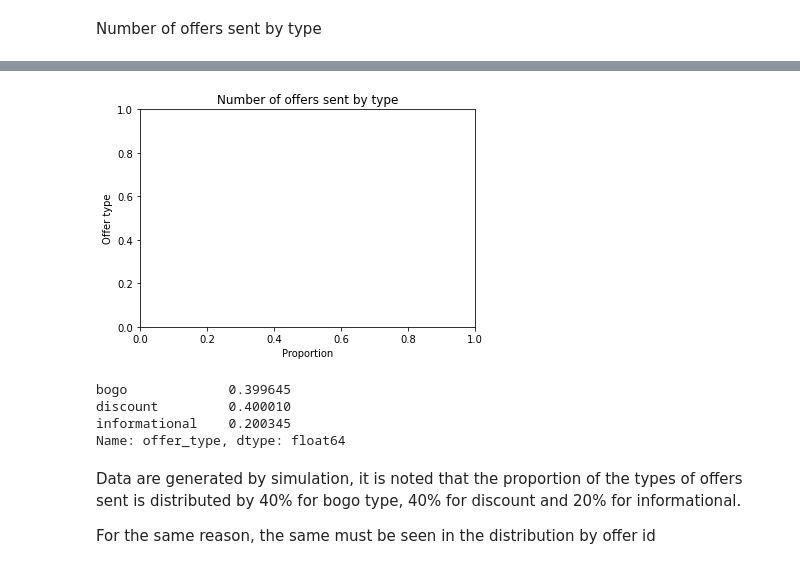
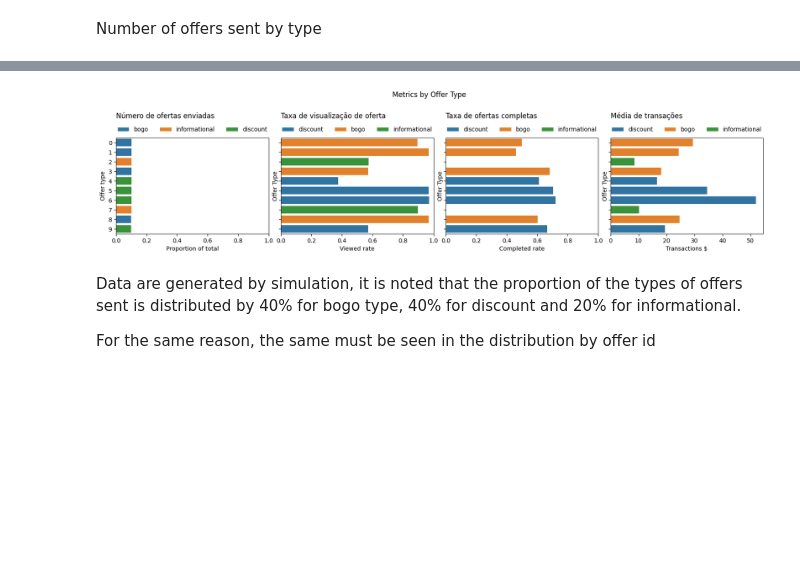
Before and after one commit to IsmaelMiranda11/capstone_project_offer_starbucks, a Jupyter notebook: Data Exploration.ipynb, the cells around one changed output, grey strips where cells are left out. Saved outputs shown, nothing was run; the diff lists cells and outputs as text; code cells hidden in the pictures; blank space fills up the shorter version.

```diff
--- a/Data Exploration.ipynb
+++ b/Data Exploration.ipynb
@@ -324,21 +308,56 @@ Name: tra_offer_infl, dtype: float64
-# %%
-import functions.functions as aux_fun
-importlib.reload(aux_fun)
-
-aux_fun.plot_by_category_count(df=user_offer_df2,
-    col_category='offer_type',
-    title='Number of offers sent by type',
-    x_label='Proportion',
-    y_label='Offer type',
-    return_table=True,
-    ax=axs[0]
-)
-# %% [output]
-[figure, removed]
-bogo             0.399645
-discount         0.400010
-informational    0.200345
-Name: offer_type, dtype: float64
+# %%
+importlib.reload(aux_fun)
+
+f, axs = plt.subplots(nrows=1, ncols=4,
+    sharey=True, gridspec_kw={'wspace':0.08})
+f.subplots_adjust(top=.7)
+f.set_size_inches(20,4)
+f.set_dpi(100)
+f.suptitle('Metrics by Offer Type')
+
+aux_fun.plot_by_category_metric(df=user_offer_df2,
+    col_category=['offer_id_rec','offer_type'],
+    metric='user_id',
+    title='Número de ofertas enviadas',
+    x_label='Proportion of total',
+    y_label='Offer type',
+    xlims=[0,1],
+    ax=axs[0],
+    agg='proportion'
+)
+
+aux_fun.plot_by_category_metric(df=user_offer_df2,
+    col_category=['offer_id_rec','offer_type'],
+    metric='viewed_rate',
+    title='Taxa de visualização de oferta',
+    x_label='Viewed rate',
+    y_label='Offer Type',
+    xlims=[0,1],
+    ax=axs[1]
+    )
+
+plot_df = user_offer_df2.loc[user_offer_df2['viewed_rate'] != 0] # just
+
+aux_fun.plot_by_category_metric(df=plot_df,
+    col_category=['offer_id_rec','offer_type'],
+    metric='completed_rate',
+    title='Taxa de ofertas completas',
+    x_label='Completed rate',
+    y_label='Offer Type',
+    xlims=[0,1],
+    ax=axs[2]
+    )
+
+aux_fun.plot_by_category_metric(df=user_offer_df2,
+    col_category=['offer_id_rec','offer_type'],
+    metric='tra_offer_infl',
+    title='Média de transações',
+    x_label='Transactions $',
+    y_label='Offer Type',
+    ax=axs[3]
+    )
+# %% [output]
+[figure, added]
 # %% [markdown]
 Data are generated by simulation, it is noted that the proportion of the types of offers sent is distributed by 40% for bogo type, 40% for discount and 20% for informational.
 
```
Also changed, not shown: parts of 10 cells of this notebook, 1 other file.
